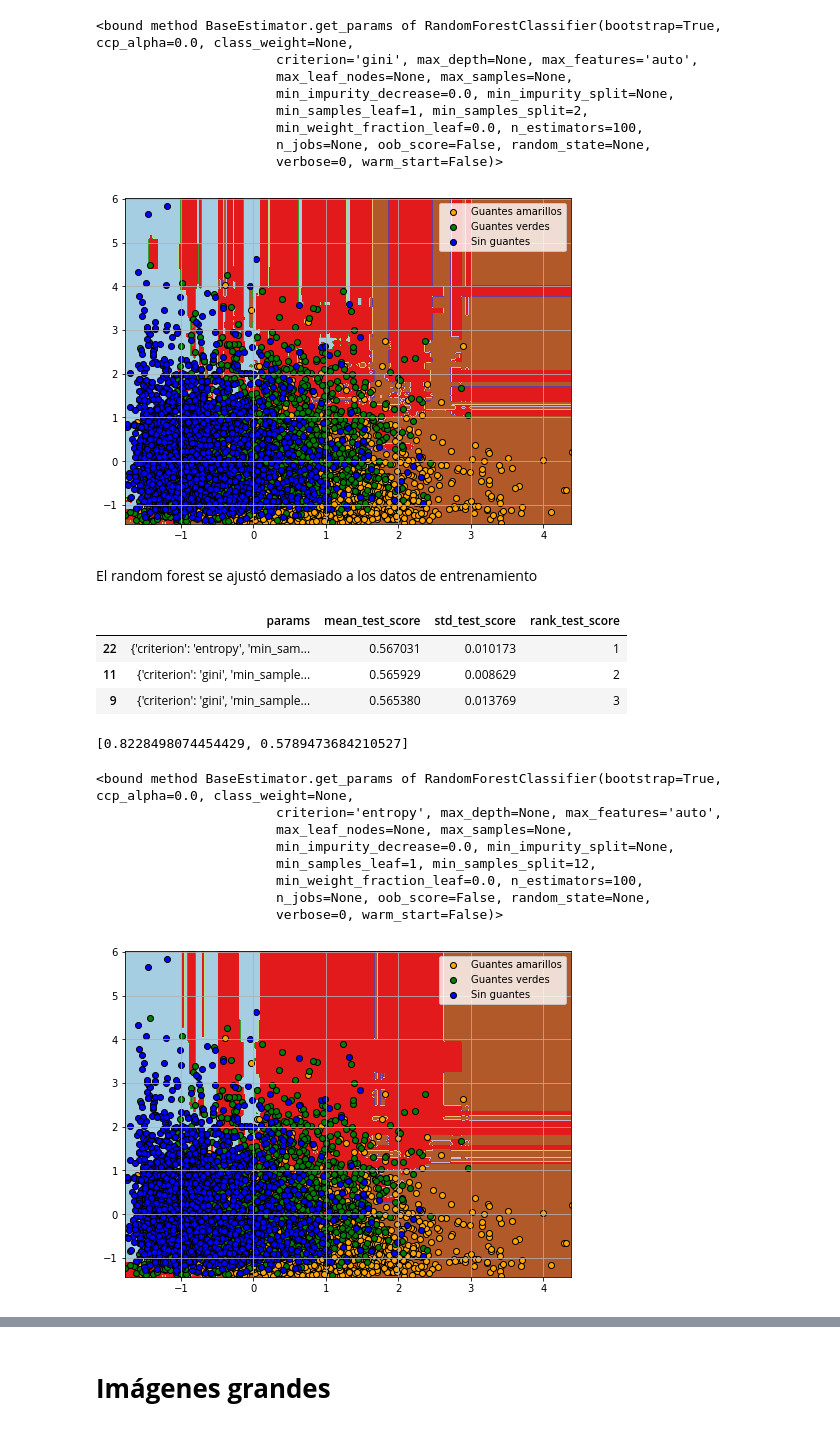
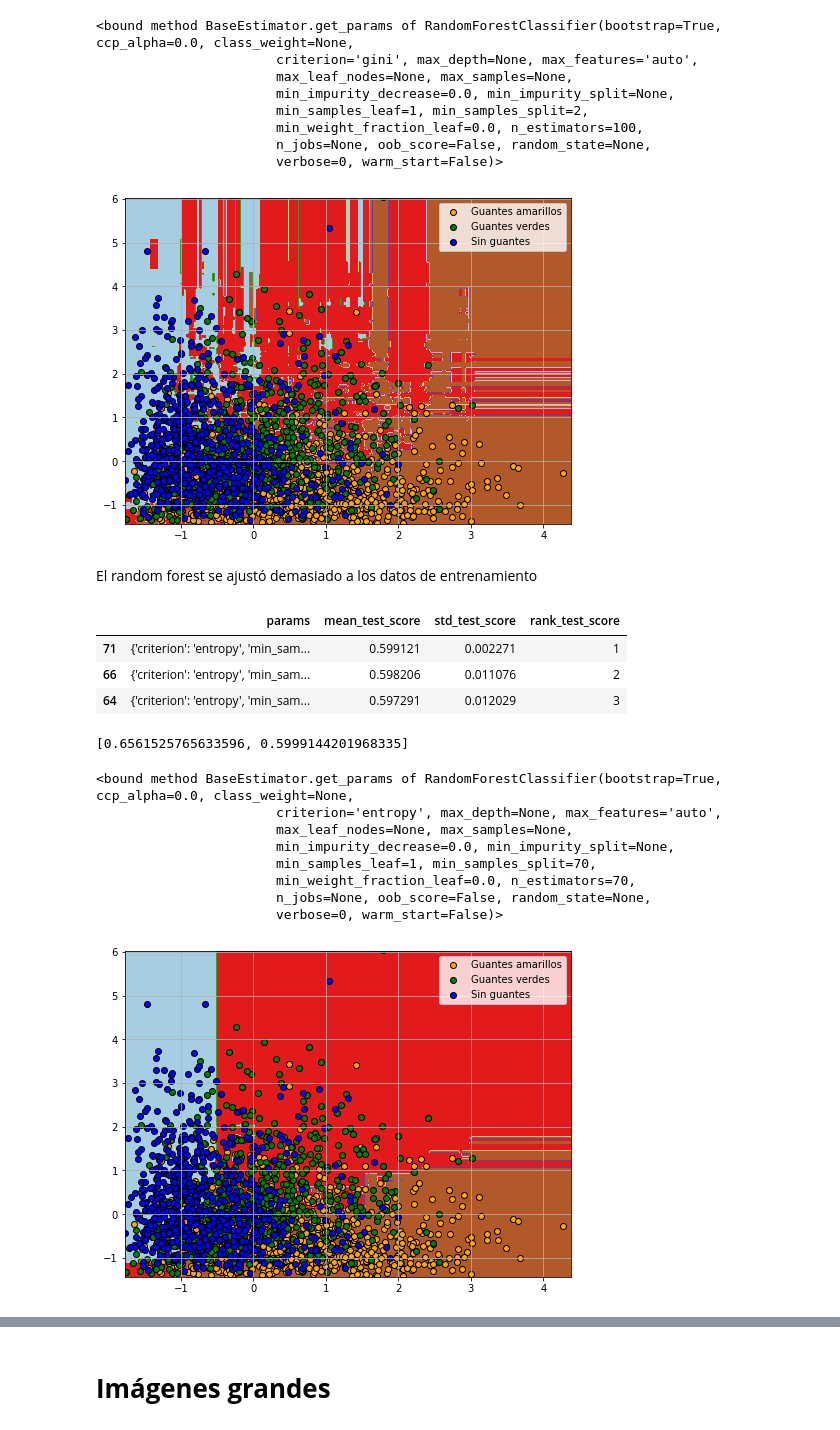
Before and after one commit to Ana1890/Deteccion-de-objetos-en-imagenes, a Jupyter notebook: Copia_de_6_Aprendizaje_Supervisado.ipynb, the cells around one changed output, grey strips where cells are left out. Saved outputs shown, nothing was run; the diff lists cells and outputs as text; code cells hidden in the pictures.

```diff
--- a/Copia_de_6_Aprendizaje_Supervisado.ipynb
+++ b/Copia_de_6_Aprendizaje_Supervisado.ipynb
@@ -1542,24 +1547,22 @@ cs = plt.contourf(xx, yy, Z, cmap=plt.cm.Paired)
 plt.axis("tight")
 
 #Graficamos nuestro conjunto de test
-plt.scatter( X_train[:,0][y_train==2] , X_train[:,1][y_train==2], color="orange", edgecolors='k', label="Guantes amarillos")
-plt.scatter( X_train[:,0][y_train==1] , X_train[:,1][y_train==1], color="green", edgecolors='k', label="Guantes verdes")
-plt.scatter( X_train[:,0][y_train==0] , X_train[:,1][y_train==0], color="blue", edgecolors='k', label="Sin guantes")
+plt.scatter( X_test[:,0][y_test==2] , X_test[:,1][y_test==2], color="orange", edgecolors='k', label="Guantes amarillos")
+plt.scatter( X_test[:,0][y_test==1] , X_test[:,1][y_test==1], color="green", edgecolors='k', label="Guantes verdes")
+plt.scatter( X_test[:,0][y_test==0] , X_test[:,1][y_test==0], color="blue", edgecolors='k', label="Sin guantes")
 
 plt.grid()
 plt.legend()
 plt.show()
 # %% [output]
-[figure, old version]
+[figure, new version]
 # %% [markdown]
 El random forest se ajustó demasiado a los datos de entrenamiento
 # %%
 param_grid = { 'criterion' : ['gini', 'entropy'],
-              #'min_samples_leaf' : [1, 5, 8,10],
-              'min_samples_split' : [2, 4, 10, 12],
-              'n_estimators': [50, 100, 400]
+              'min_samples_split' : [2,5,10,20,30,40,50,60,70],
+              'n_estimators': [40,50,60,70]
               }
-# n_estimators: 50, 70
 # %%
 rfc2 = RandomForestClassifier()
 cvr2 = GridSearchCV(rfc2, param_grid,  scoring='accuracy',cv=5)
@@ -1571,14 +1574,14 @@ cols_int=['params','mean_test_score', 'std_test_score','rank_test_score']
 df[cols_int].sort_values(by='rank_test_score').head(3)
 # %% [output]
 |  | params | mean_test_score | std_test_score | rank_test_score |
-| 22 | {'criterion': 'entropy', 'min_sam... | 0.567031 | 0.010173 | 1 |
-| 11 | {'criterion': 'gini', 'min_sample... | 0.565929 | 0.008629 | 2 |
-| 9 | {'criterion': 'gini', 'min_sample... | 0.565380 | 0.013769 | 3 |
+| 71 | {'criterion': 'entropy', 'min_sam... | 0.599121 | 0.002271 | 1 |
+| 66 | {'criterion': 'entropy', 'min_sam... | 0.598206 | 0.011076 | 2 |
+| 64 | {'criterion': 'entropy', 'min_sam... | 0.597291 | 0.012029 | 3 |
 # %%
 mejor_rfc2=cvr2.best_estimator_
 [mejor_rfc2.score(X_train, y_train), mejor_rfc2.score(X_test,y_test)]
 # %% [output]
-[0.8228498074454429, 0.5789473684210527]
+[0.6561525765633596, 0.5999144201968335]
 # %%
 mejor_rfc2.get_params
 # %% [output]
@@ -1586,8 +1589,8 @@ mejor_rfc2.get_params
                        criterion='entropy', max_depth=None, max_features='auto',
                        max_leaf_nodes=None, max_samples=None,
                        min_impurity_decrease=0.0, min_impurity_split=None,
-                       min_samples_leaf=1, min_samples_split=12,
-                       min_weight_fraction_leaf=0.0, n_estimators=100,
+                       min_samples_leaf=1, min_samples_split=70,
+                       min_weight_fraction_leaf=0.0, n_estimators=70,
                        n_jobs=None, oob_score=False, random_state=None,
                        verbose=0, warm_start=False)>
 # %%
@@ -1597,30 +1600,30 @@ y_train_best=mejor_rfc2.predict(X_train)
 # %%
 plt.figure(figsize=([8,6]))
 #Graficamos nuestra frontera de decisión
 x_start = min(np.min(X_train[:,0]), np.min(X_test[:,0]))
 x_end = max(np.max(X_train[:,0]), np.max(X_test[:,0]))
 y_start = min(np.min(X_train[:,1]), np.min(X_test[:,1]))
 y_end = max(np.max(X_train[:,1]), np.max(X_test[:,1]))
 
 xx, yy= np.meshgrid(np.arange(x_start, x_end, 0.02),
                       np.arange(y_start, y_end,0.02))
 
 Z = mejor_rfc2.predict(np.c_[xx.ravel(), yy.ravel()])
 Z = Z.reshape(xx.shape)
 cs = plt.contourf(xx, yy, Z, cmap=plt.cm.Paired)
 
 plt.axis("tight")
 
 #Graficamos nuestro conjunto de test
-plt.scatter( X_train[:,0][y_train==2] , X_train[:,1][y_train==2], color="orange", edgecolors='k', label="Guantes amarillos")
-plt.scatter( X_train[:,0][y_train==1] , X_train[:,1][y_train==1], color="green", edgecolors='k', label="Guantes verdes")
-plt.scatter( X_train[:,0][y_train==0] , X_train[:,1][y_train==0], color="blue", edgecolors='k', label="Sin guantes")
+plt.scatter( X_test[:,0][y_test==2] , X_test[:,1][y_test==2], color="orange", edgecolors='k', label="Guantes amarillos")
+plt.scatter( X_test[:,0][y_test==1] , X_test[:,1][y_test==1], color="green", edgecolors='k', label="Guantes verdes")
+plt.scatter( X_test[:,0][y_test==0] , X_test[:,1][y_test==0], color="blue", edgecolors='k', label="Sin guantes")
 
 plt.grid()
 plt.legend()
 plt.show()
 # %% [output]
-[figure, old version]
+[figure, new version]
 # %%
 disp = plot_confusion_matrix(mejor_rfc2, X_test, y_test,
                                  display_labels=class_names2,
```
Also changed, not shown: parts of 55 cells of this notebook.
